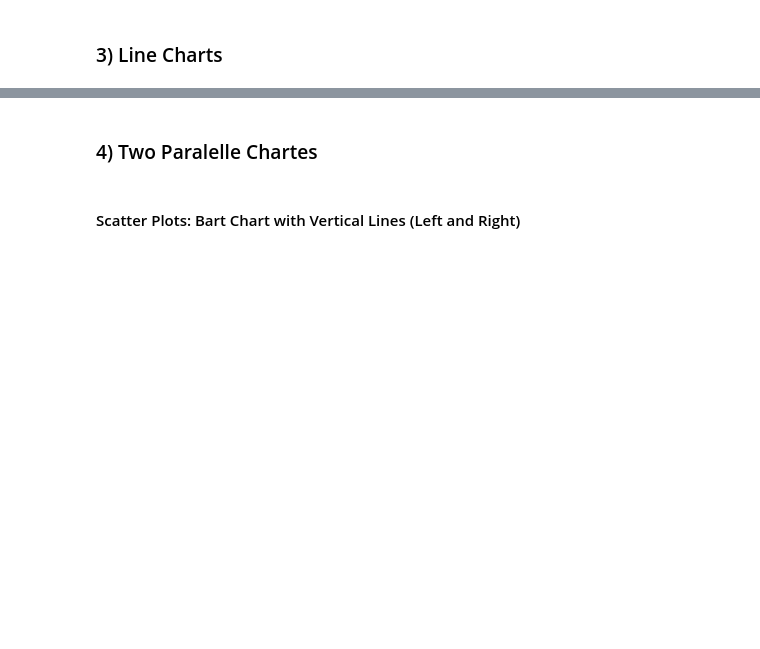
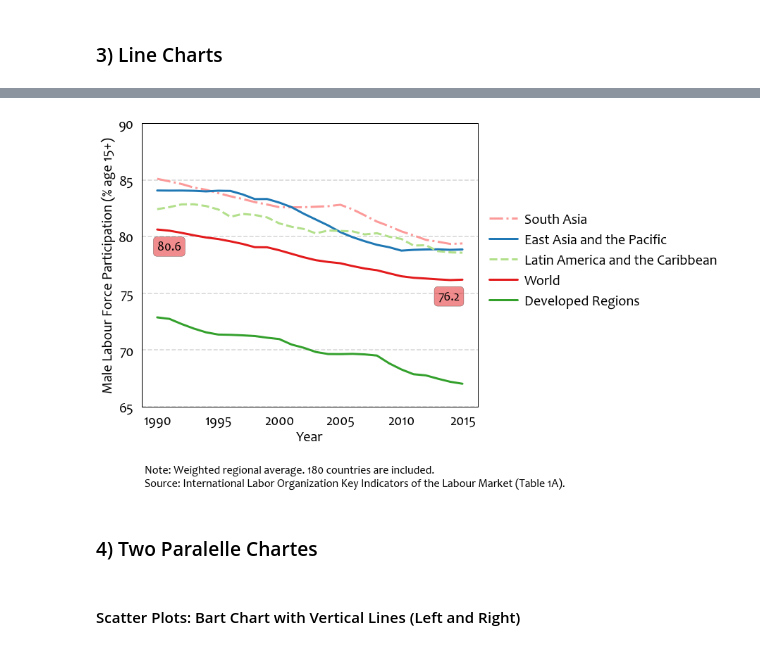
Before and after one commit to Lilyhappiness/python_graphs, a Jupyter notebook: python_training.ipynb, the cells around one changed output, grey strips where cells are left out. Drawn from its saved outputs; the diff is of its cells as text; code cells hidden in the pictures; blank space fills up the shorter version.

```diff
--- a/python_training.ipynb
+++ b/python_training.ipynb
@@ -579,34 +629,36 @@ leg1 = ax.legend(labels,loc='upper right',fontsize=20,bbox_to_anchor=(2.15,1.2),
                  borderaxespad=10,handletextpad=0.5)
 for text in leg1.get_texts():
     plt.setp(text,color='k')
 
 ##### Colorcode the tick tabs ####
 ax.tick_params(axis='x', colors='k',labelsize=20)
 ax.tick_params(axis='y', colors='k',labelsize=20)
 
 #### Colorcode the spine of the graph ####
 ax.spines['bottom'].set_color('k')
 ax.spines['top'].set_color('k')
 ax.spines['left'].set_color('k')
 ax.spines['right'].set_color('k')
 
 #### Other texts ####
 # Important numbers
 ax.annotate(share1990,(1990,share1990-2), va='bottom',color="k",fontsize=18,
             bbox=dict(boxstyle='round', fc=my_color[5], alpha=0.5))
 
 ax.annotate(share2015,(2013,share2015-2), va='bottom',color="k",fontsize=18,
-            bbox=dict(boxstyle='round', fc=my_color[5], alpha=0.5))
+            bbox=dict(boxstyle='round', facecolor=my_color[5], alpha=0.5))
 # Source
 ax.text(1989,58,'Note: Weighted regional average. 180 countries are included.\nSource: International Labor Organization Key Indicators of the Labour Market (Table 1A).',fontsize=16,color="k")
 
 # Show the plot/image
 plt.tight_layout()
 plt.grid(alpha=0.8,linestyle='--')
 ax.xaxis.grid(False)
 plt.savefig("/Users/lili/Documents/Harvard/DB_MPAID/RA_Jeni/Python_training/graphs/figure_mlf.jpg",
             bbox_inches='tight')
 plt.show();
+# %% [output]
+[figure, added]
 # %% [markdown]
 ### 4) Two Paralelle Chartes
 # %% [markdown]
```
Also changed, not shown: parts of 12 cells of this notebook.
